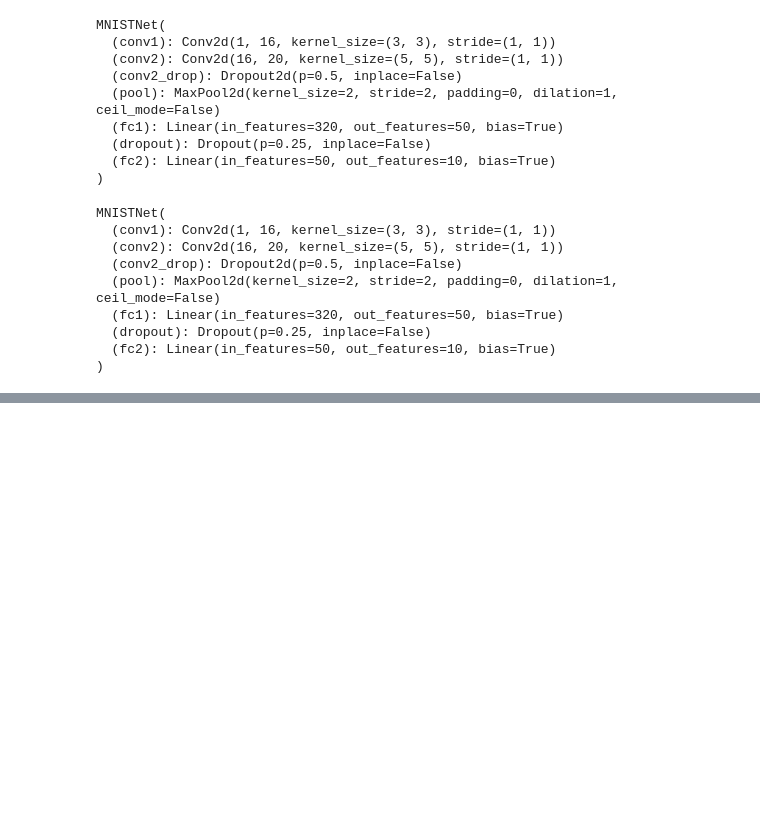
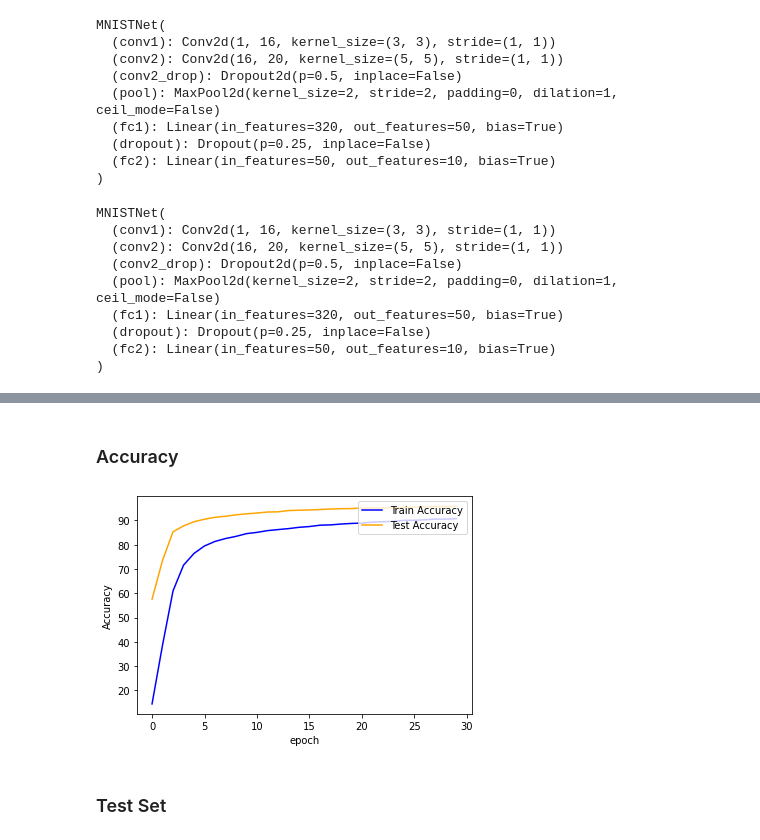
Before and after one commit to G94/melanoma_detection, a Jupyter notebook: MNIST_Training.ipynb, the cells around one changed output, grey strips where cells are left out. Drawn from its saved outputs; the diff is of its cells as text; code cells hidden in the pictures; blank space fills up the shorter version.

```diff
--- a/MNIST_Training.ipynb
+++ b/MNIST_Training.ipynb
@@ -284,3 +295,19 @@ Epoch: 30       Training Loss - Accuracy: 0.318949, 72.543335   Validation Loss
+# %% [markdown]
+### Accuracy
+# %%
+fig = plt.figure()
+
+plt.plot(range(n_epochs), np.array(train_history)[:, 1:], color = 'blue')
+plt.plot(range(n_epochs), np.array(valid_history)[:, 1:], color = 'orange')
+
+plt.legend(['Train Accuracy', 'Test Accuracy'], loc = 'upper right')
+plt.xlabel('epoch')
+plt.ylabel('Accuracy')
+plt.show()
+# %% [output]
+[figure, added]
+# %% [markdown]
+### Test Set
 # %%
 # specify the image classes
 classes = [1,2,3,4,5,6,7,8,9,10]
```
Also changed, not shown: parts of 14 cells of this notebook.
